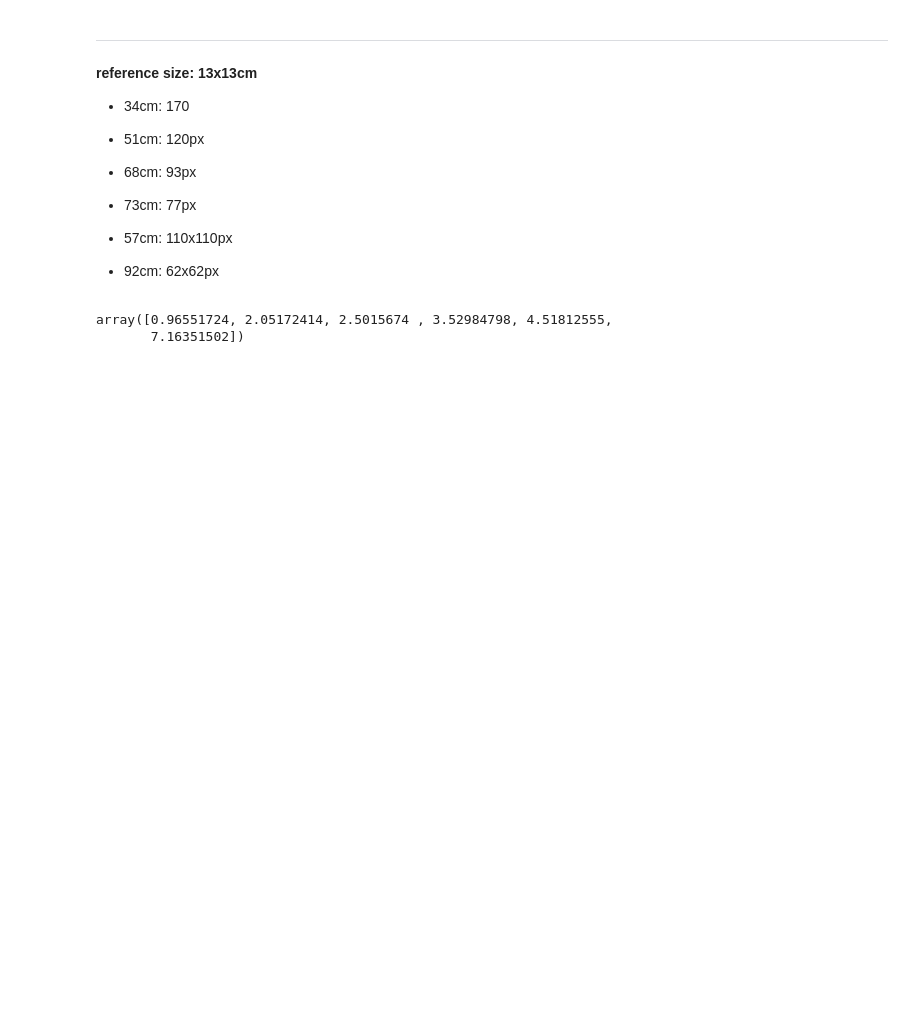
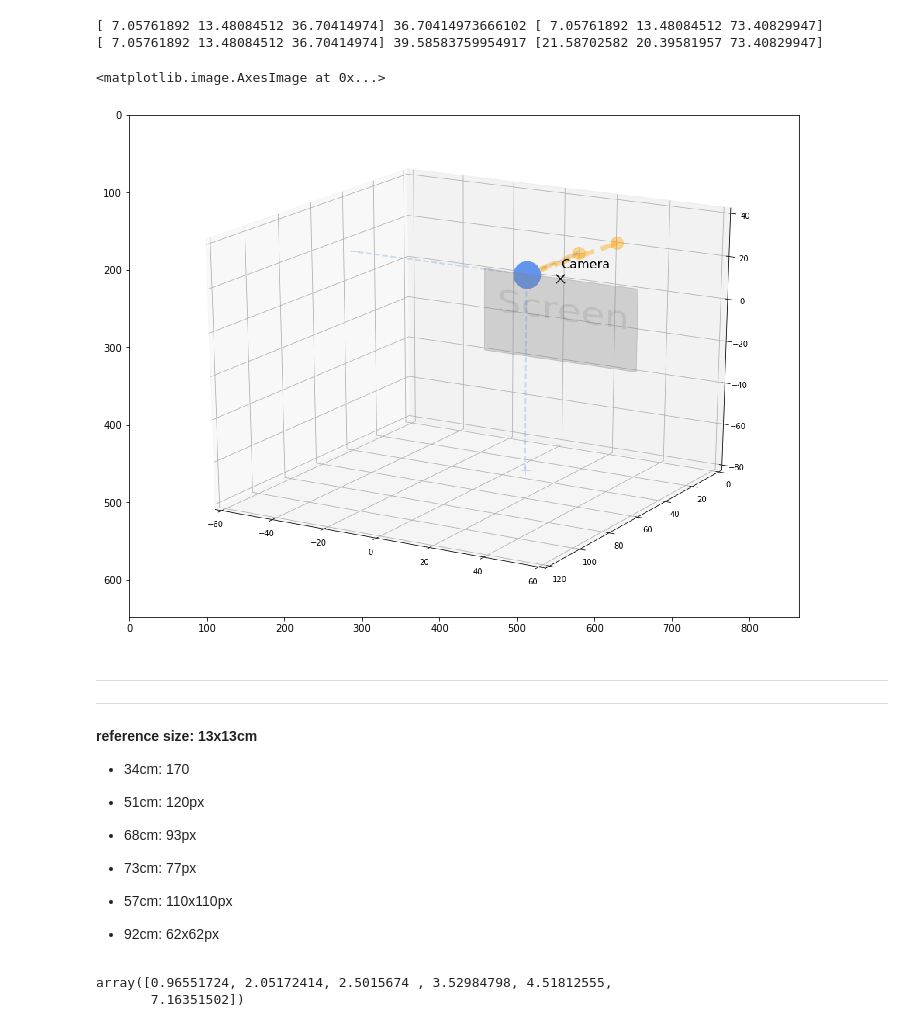
Before and after one commit to sfsy1/Faze, a Jupyter notebook: gaze_detector.ipynb, the cells around one changed output. Saved outputs shown, nothing was run; the diff lists cells and outputs as text; code cells hidden in the pictures; blank space fills up the shorter version.

Commit message:
added gaze visualization and screen

```diff
--- a/gaze_detector.ipynb
+++ b/gaze_detector.ipynb
@@ -108,0 +16,9 @@ NameError: name 'np' is not defined
+# %%
+webcam = cv2.VideoCapture(0)
+
+while True:
+    _, frame_bgr = webcam.read()
+    orig_frame = frame_bgr.copy()
+    cv2.imshow("Webcam", orig_frame)
+    cv2.waitKey(1)
+    time.sleep(0.02)
@@ -113,5 +148,14 @@ cv2.destroyAllWindows()
+# %%
+plt.figure(figsize=(12,10))
+plt.imshow(plot_head2(face_world_frame, gaze_dir)[:,:,(2,1,0)])
+# %% [output]
+[ 7.05761892 13.48084512 36.70414974] 36.70414973666102 [ 7.05761892 13.48084512 73.40829947]
+[ 7.05761892 13.48084512 36.70414974] 39.58583759954917 [21.58702582 20.39581957 73.40829947]
+<matplotlib.image.AxesImage at 0x...>
+[figure, added]
 # %% [markdown]
 ---
+---
 # %% [markdown]
 **reference size: 13x13cm**
 * 34cm: 170
```
Also changed, not shown: parts of 7 cells of this notebook, 2 other files.
